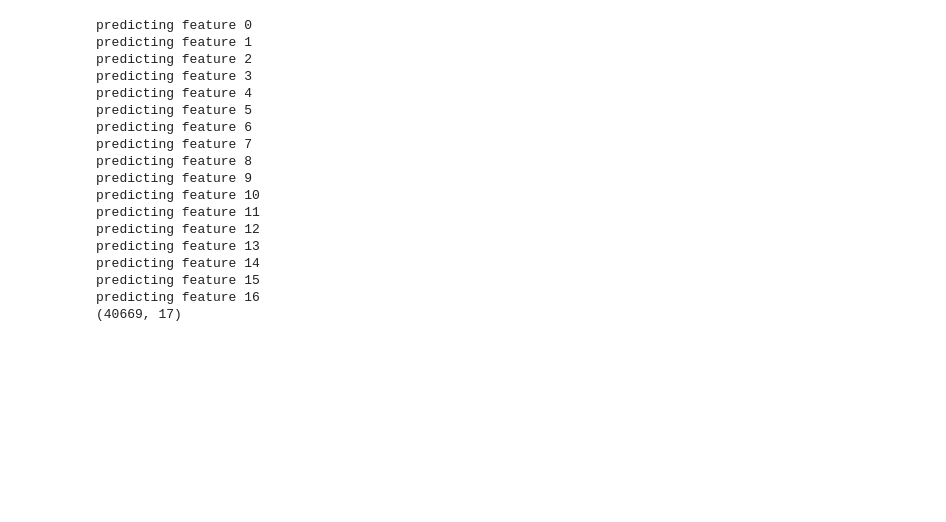
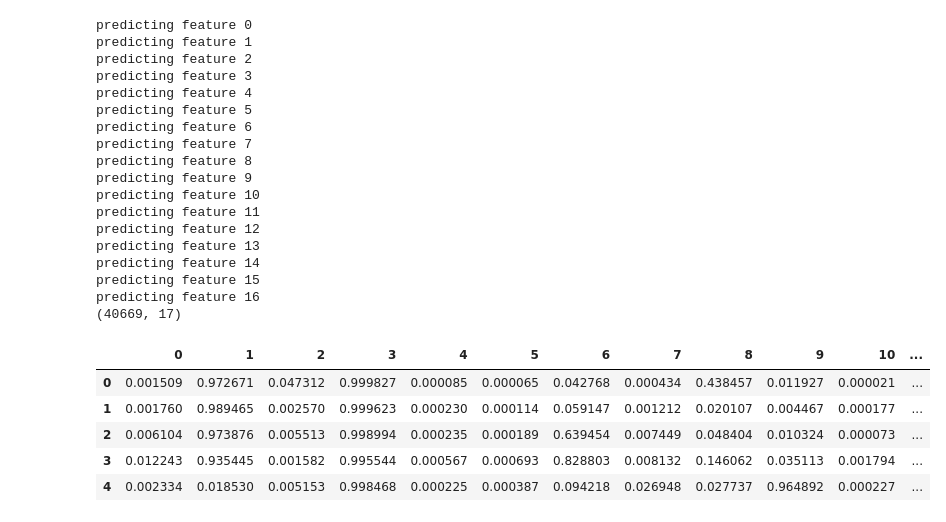
Before and after one commit to MightyBird01/planet, a Jupyter notebook: pynb_25.ipynb, the cells around one changed output. Drawn from its saved outputs; the diff is of its cells as text; code cells hidden in the pictures; blank space fills up the shorter version.

```diff
--- a/pynb_25.ipynb
+++ b/pynb_25.ipynb
@@ -334,0 +357,9 @@ res.to_csv('SUB_25_0.01eta.csv', index=False)
+# %%
+predsDF.head()
+# %% [output]
+|  | 0 | 1 | 2 | 3 | 4 | 5 | 6 | 7 | 8 | 9 | 10 | ... |
+| 0 | 0.001509 | 0.972671 | 0.047312 | 0.999827 | 0.000085 | 0.000065 | 0.042768 | 0.000434 | 0.438457 | 0.011927 | 0.000021 | ... |
+| 1 | 0.001760 | 0.989465 | 0.002570 | 0.999623 | 0.000230 | 0.000114 | 0.059147 | 0.001212 | 0.020107 | 0.004467 | 0.000177 | ... |
+| 2 | 0.006104 | 0.973876 | 0.005513 | 0.998994 | 0.000235 | 0.000189 | 0.639454 | 0.007449 | 0.048404 | 0.010324 | 0.000073 | ... |
+| 3 | 0.012243 | 0.935445 | 0.001582 | 0.995544 | 0.000567 | 0.000693 | 0.828803 | 0.008132 | 0.146062 | 0.035113 | 0.001794 | ... |
+| 4 | 0.002334 | 0.018530 | 0.005153 | 0.998468 | 0.000225 | 0.000387 | 0.094218 | 0.026948 | 0.027737 | 0.964892 | 0.000227 | ... |
```
Also changed, not shown: parts of 4 cells of this notebook.
